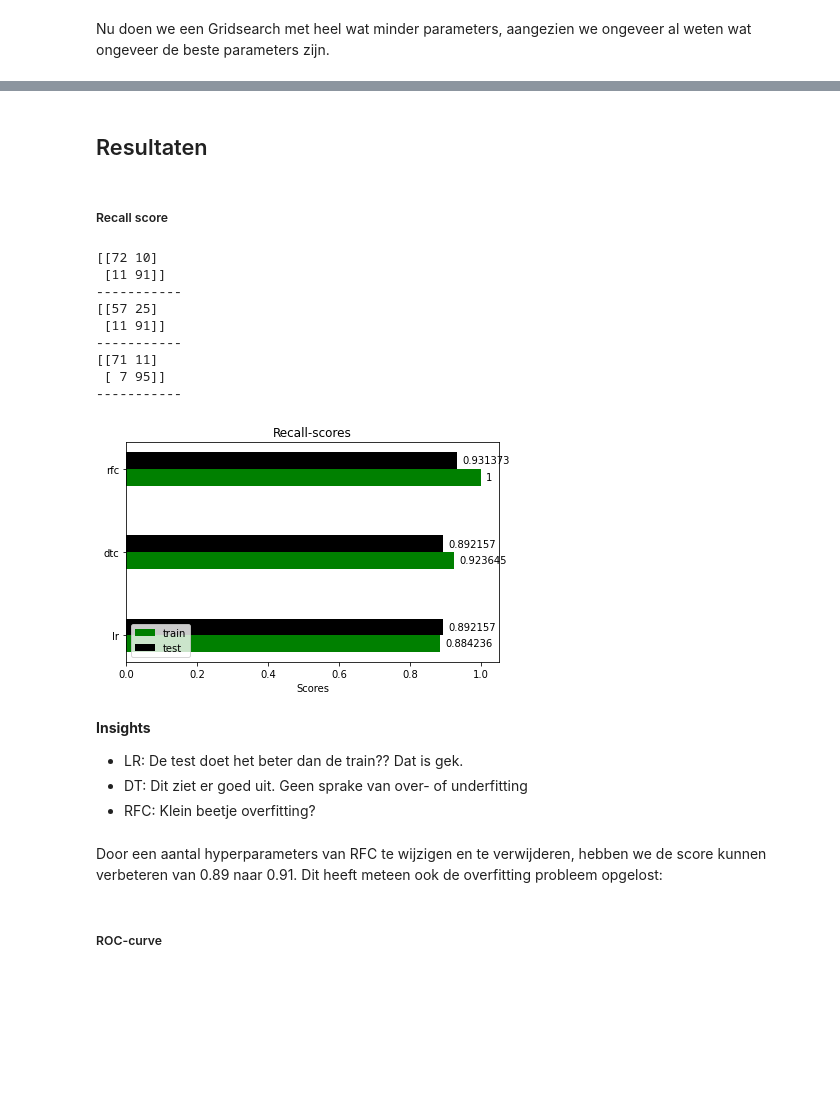
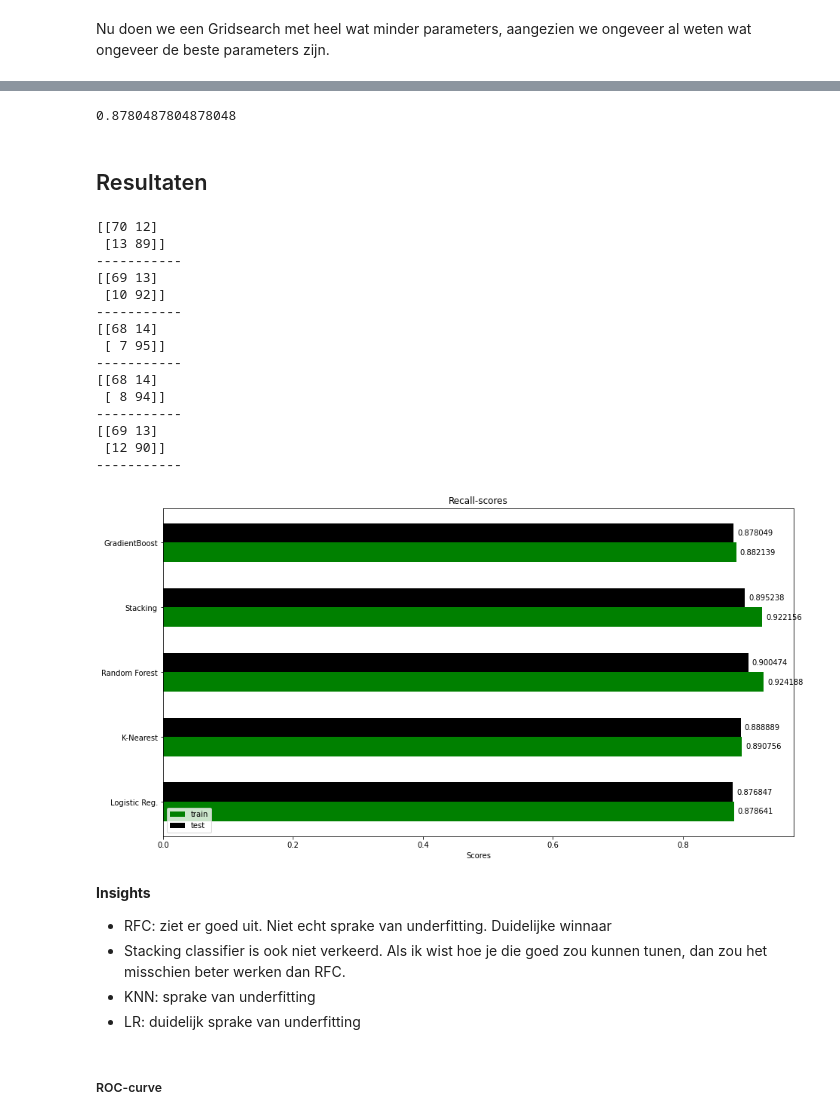
Before and after one commit to Mysurii/Minoi-AAI, a Jupyter notebook: Machine Learning/heart_disease.ipynb, the cells around one changed output, grey strips where cells are left out. Saved outputs shown, nothing was run; the diff lists cells and outputs as text; code cells hidden in the pictures; blank space fills up the shorter version.

Commit message:
anova update + enssamble learning

```diff
--- a/Machine Learning/heart_disease.ipynb
+++ b/Machine Learning/heart_disease.ipynb
@@ -906,8 +922,13 @@ RandomForestClassifier(max_depth=39, max_features='sqrt', n_estimators=153,
 # %%
 start = time()
-rfc = RandomForestClassifier(max_depth=39, max_features='sqrt', n_estimators=153, random_state=11)
+rfc = RandomForestClassifier(max_depth=11, min_samples_leaf=4, min_samples_split=4, max_features='sqrt',
+                       n_estimators=124, random_state=11)
 rfc.fit(X_train, y_train)
 
 end = time()
 
 rf_train_time = end - start
+
+pred = rfc.predict(X_test)
+
+f1_score(y_test, pred)
@@ -914,70 +980,90 @@ rf_train_time = end - start
+# %%
+from sklearn.ensemble import GradientBoostingClassifier
+
+gc = GradientBoostingClassifier(n_estimators=15, learning_rate=1.0,max_depth=1, random_state=11)
+
+start = time()
+
+gc.fit(X_train, y_train)
+
+end = time()
+
+gc_time = end - start
+
+pred = gc.predict(X_test)
+f1_score(y_test, pred)
+# %% [output]
+0.8780487804878048
 # %% [markdown]
 ## Resultaten
-# %% [markdown]
-##### Recall score
 # %%
 from sklearn.metrics import confusion_matrix
 
 def get_scores(model):
     pred = model.predict(X_train)
-    recall_train = recall_score(y_train, pred)
+    f1_train = f1_score(y_train, pred)
     pred = model.predict(X_test)
-    recall_test = recall_score(y_test, pred)
+    f1_test = f1_score(y_test, pred)
 
     print(confusion_matrix(y_test, pred))
     print('-----------')
 
-    return {'train': recall_train, 'test': recall_test}
+    return {'train': f1_train, 'test': f1_test}
 # %%
 lr_scores = get_scores(lr)
-dtc_scores = get_scores(dtc)
+knn_scores = get_scores(knn)
 rfc_scores = get_scores(rfc)
+sc_scores = get_scores(sc)
+gc_scores = get_scores(gc)
 # %% [output]
-[[72 10]
- [11 91]]
+[[70 12]
+ [13 89]]
 -----------
-[[57 25]
- [11 91]]
+[[69 13]
+ [10 92]]
 -----------
-[[71 11]
+[[68 14]
  [ 7 95]]
 -----------
+[[68 14]
+ [ 8 94]]
+-----------
+[[69 13]
+ [12 90]]
+-----------
 # %%
 import numpy as np
 
-train = [lr_scores['train'], dtc_scores['train'], rfc_scores['train']]
-test = [lr_scores['test'], dtc_scores['test'], rfc_scores['test']]
+train = [lr_scores['train'], knn_scores['train'], rfc_scores['train'], sc_scores['train'], gc_scores['train']]
+test = [lr_scores['test'], knn_scores['test'], rfc_scores['test'], sc_scores['test'], gc_scores['test']]
 
-models = ('lr', 'dtc', 'rfc')
+models = ('Logistic Reg.', 'K-Nearest', 'Random Forest', 'Stacking', 'GradientBoost')
 
 x = np.arange(len(models))
-width = 0.2
+width = 0.3
 
-fig, ax = plt.subplots()
+fig, ax = plt.subplots(figsize=(15,8))
 train_bars = ax.barh(x - width/2, train, width, label='train', color='g')
 test_bars = ax.barh(x + width/2, test, width, label='test', color='black')
 
 # Add some text for labels, title and custom x-axis tick labels, etc.
 ax.set_xlabel('Scores')
 ax.set_title('Recall-scores')
 ax.set_yticks(x, models)
 ax.legend(loc="lower left")
 
 ax.bar_label(train_bars, padding=5)
 ax.bar_label(test_bars, padding=5)
 
-fig.tight_layout()
-
 plt.show()
 # %% [output]
-[figure, old version]
+[figure, new version]
-# %% [markdown]
-**Insights**
-- LR: De test doet het beter dan de train?? Dat is gek.
-- DT: Dit ziet er goed uit. Geen sprake van over- of underfitting
-- RFC: Klein beetje overfitting?
-# %% [markdown]
-Door een aantal hyperparameters van RFC te wijzigen en te verwijderen, hebben we de score kunnen verbeteren van 0.89 naar 0.91. Dit heeft meteen ook de overfitting probleem opgelost:
+# %% [markdown]
+**Insights**
+- RFC: ziet er goed uit. Niet echt sprake van underfitting. Duidelijke winnaar
+- Stacking classifier is ook niet verkeerd. Als ik wist hoe je die goed zou kunnen tunen, dan zou het misschien beter werken dan RFC.
+- KNN: sprake van underfitting
+- LR: duidelijk sprake van underfitting
 # %% [markdown]
 ##### ROC-curve
 # %%
```
Also changed, not shown: parts of 130 cells of this notebook.
